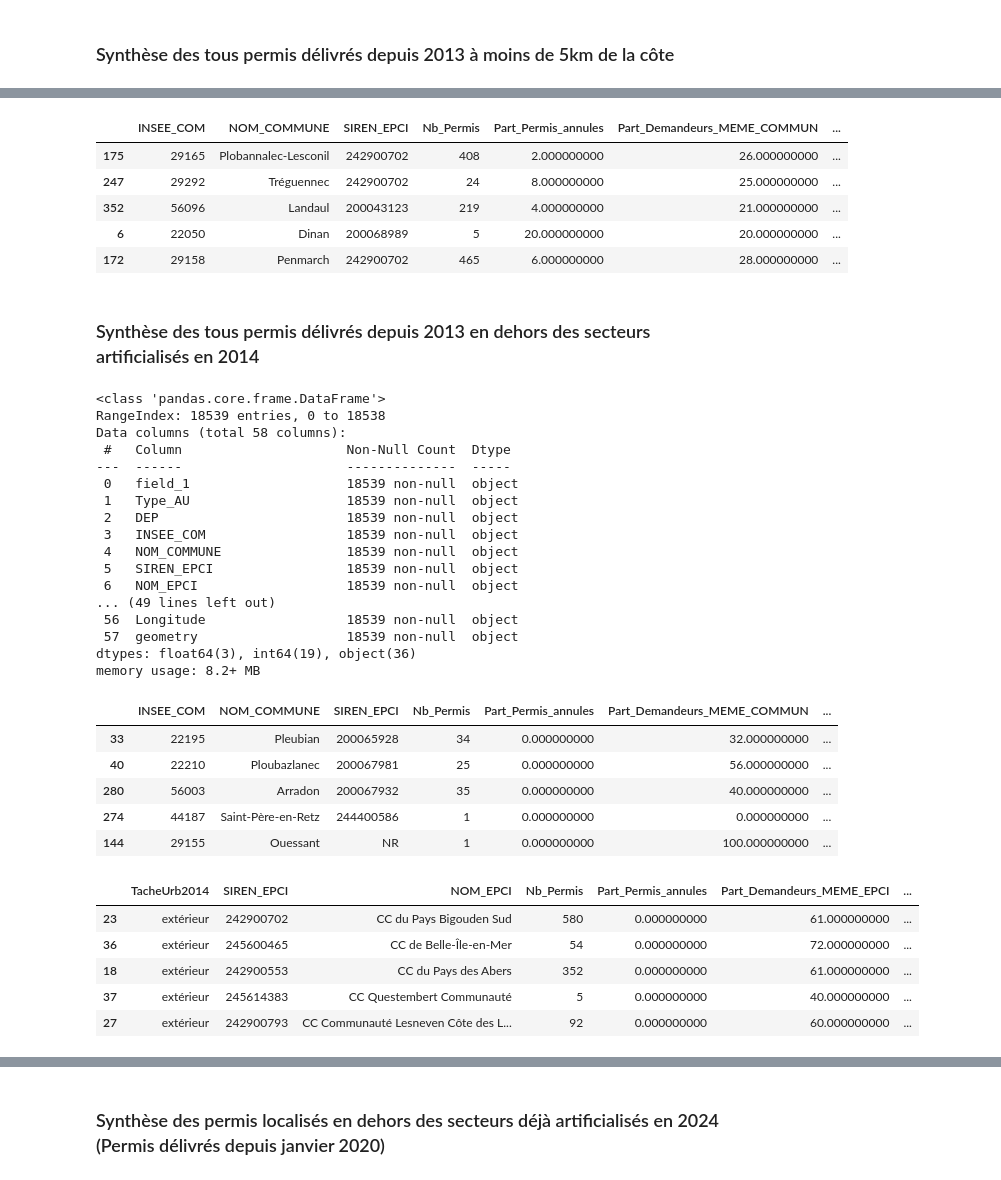
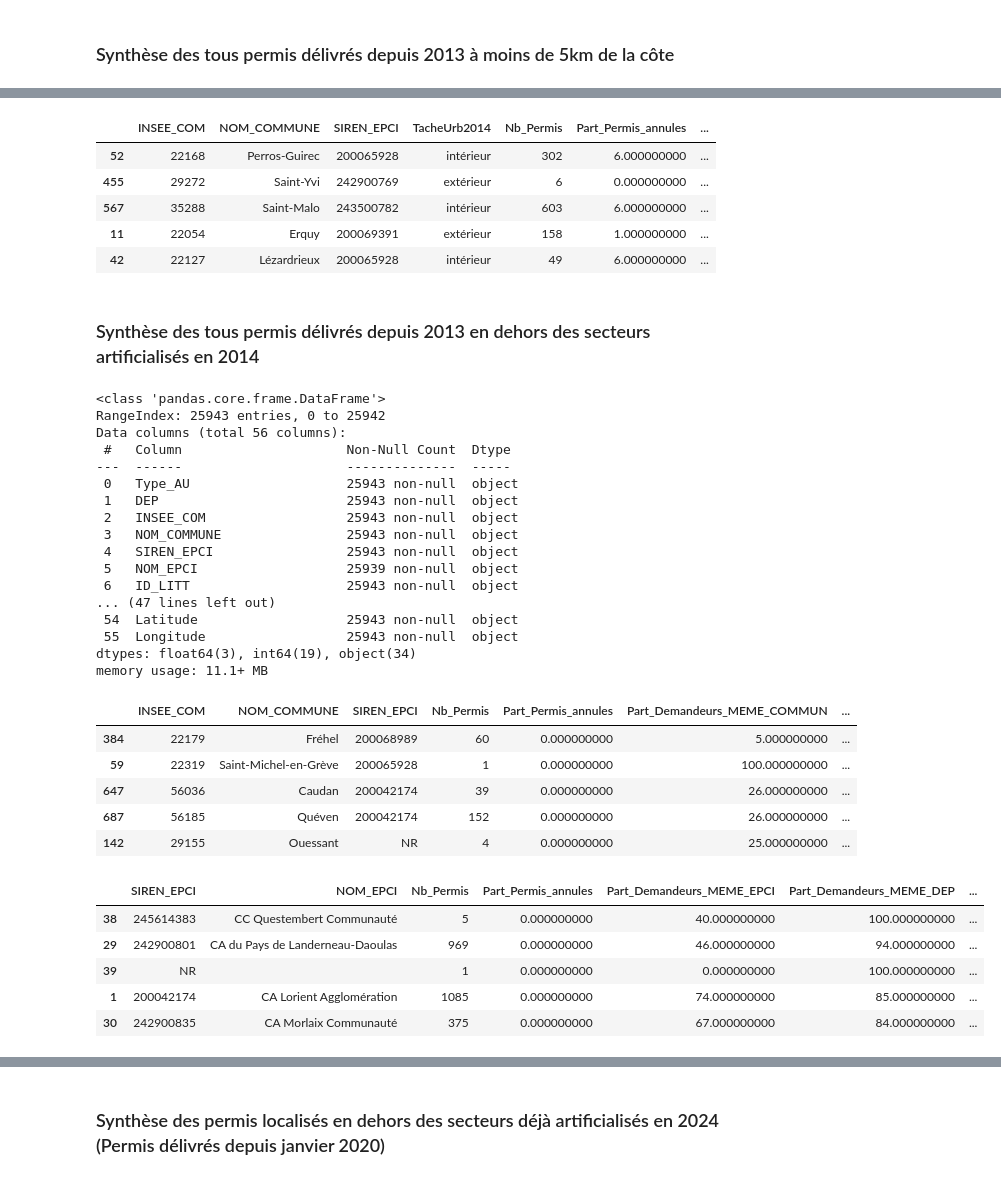
Before and after one commit to Denis-Vannier/artif_littoral_bzh, a Jupyter notebook: permis_construire/SITADEL_BZH.ipynb, the cells around one changed output, grey strips where cells are left out. Cells and saved outputs as stored; diff of their text form; code cells hidden in the pictures.

```diff
--- a/permis_construire/SITADEL_BZH.ipynb
+++ b/permis_construire/SITADEL_BZH.ipynb
@@ -1457,7 +1471,7 @@ dtypes: float64(3), int64(19), object(36)
 memory usage: 34.4+ MB
 # %%
 #### Synthèse par communes
-SITADEL_Litt_Bilan=SITADEL_Bzh_Litt.groupby(["INSEE_COM","NOM_COMMUNE","SIREN_EPCI"], as_index=False).agg(
+SITADEL_Litt_Bilan=SITADEL_Bzh_Litt.groupby(["INSEE_COM","NOM_COMMUNE","SIREN_EPCI","TacheUrb2014"], as_index=False).agg(
    Nb_Permis=("INSEE_COM","count"),
    Permis_annules=("PERMIS_ANNULE","sum"),
    Nouveaux_Logements=("NB_LOGEMENTS_NEW","sum"),
@@ -1490,7 +1504,7 @@ SITADEL_Litt_Bilan["Part_Demandeurs_BRETAGNE"]=((SITADEL_Litt_Bilan["Demandeurs_
 SITADEL_Litt_Bilan["Part_Demandeurs_Ouest"]=((SITADEL_Litt_Bilan["Demandeurs_Ouest"]/SITADEL_Litt_Bilan["Nb_Permis"])*100).round()
 SITADEL_Litt_Bilan["Part_Demandeurs_LOINTAINS"]=((SITADEL_Litt_Bilan["Demandeurs_LOINTAINS"]/SITADEL_Litt_Bilan["Nb_Permis"])*100).round()
 
-SITADEL_Litt_Bilan=SITADEL_Litt_Bilan[['INSEE_COM','NOM_COMMUNE','SIREN_EPCI', 'Nb_Permis', 'Part_Permis_annules',
+SITADEL_Litt_Bilan=SITADEL_Litt_Bilan[['INSEE_COM','NOM_COMMUNE','SIREN_EPCI', 'TacheUrb2014', 'Nb_Permis', 'Part_Permis_annules',
        'Part_Demandeurs_MEME_COMMUN', 'Part_Demandeurs_MEME_EPCI',
        'Part_Demandeurs_MEME_DEP', 'Part_Demandeurs_BRETAGNE',
        'Part_Demandeurs_Ouest', 'Part_Demandeurs_LOINTAINS','Nouveaux_Logements',
@@ -1503,18 +1517,21 @@ SITADEL_Litt_Bilan=SITADEL_Litt_Bilan[['INSEE_COM','NOM_COMMUNE','SIREN_EPCI', '
 SITADEL_Litt_Bilan.to_csv("SITADEL/SITADEL_BZH_2014_2024_LITT_ALL_Bilan_COM.csv")
 SITADEL_Litt_Bilan.sample(5)
 # %% [output]
-|  | INSEE_COM | NOM_COMMUNE | SIREN_EPCI | Nb_Permis | Part_Permis_annules | Part_Demandeurs_MEME_COMMUN | ... |
-| 175 | 29165 | Plobannalec-Lesconil | 242900702 | 408 | 2.000000000 | 26.000000000 | ... |
-| 247 | 29292 | Tréguennec | 242900702 | 24 | 8.000000000 | 25.000000000 | ... |
-| 352 | 56096 | Landaul | 200043123 | 219 | 4.000000000 | 21.000000000 | ... |
-| 6 | 22050 | Dinan | 200068989 | 5 | 20.000000000 | 20.000000000 | ... |
-| 172 | 29158 | Penmarch | 242900702 | 465 | 6.000000000 | 28.000000000 | ... |
+|  | INSEE_COM | NOM_COMMUNE | SIREN_EPCI | TacheUrb2014 | Nb_Permis | Part_Permis_annules | ... |
+| 52 | 22168 | Perros-Guirec | 200065928 | intérieur | 302 | 6.000000000 | ... |
+| 455 | 29272 | Saint-Yvi | 242900769 | extérieur | 6 | 0.000000000 | ... |
+| 567 | 35288 | Saint-Malo | 243500782 | intérieur | 603 | 6.000000000 | ... |
+| 11 | 22054 | Erquy | 200069391 | extérieur | 158 | 1.000000000 | ... |
+| 42 | 22127 | Lézardrieux | 200065928 | intérieur | 49 | 6.000000000 | ... |
 # %% [markdown]
 ### Synthèse des tous permis délivrés depuis 2013 en dehors des secteurs artificialisés en 2014
 # %%
 SITADEL_Bzh_Litt=gpd.read_file("SITADEL/SITADEL_BZH_2014_2024_LITT_NEW2014.csv")
+SITADEL_Bzh_New2024=pd.read_csv("SITADEL/SITADEL_BZH_2020_2024_LITT_NEW2024.csv")
+SITADEL_Bzh_Litt=pd.concat([SITADEL_Bzh_Litt, SITADEL_Bzh_New2024], ignore_index=True)
+SITADEL_Bzh_Litt.drop(columns={"field_1","ID_PERMIS", "Unnamed: 0", "geometry"}, inplace=True)
 
-# Préparer les variables pour les synthèses :
+# Préparer les variables pour les synthèses
 SITADEL_Bzh_Litt.replace({"PERMIS_ANNULE": {"non": "0", "oui": "1"}}, inplace=True)
 SITADEL_Bzh_Litt["PERMIS_ANNULE"]=SITADEL_Bzh_Litt["PERMIS_ANNULE"].astype("int64")
 SITADEL_Bzh_Litt.replace({"RESID_SECOND": {"0.0": "0", "":"0", "1.0": "1"}}, inplace=True)
@@ -1544,22 +1561,22 @@ SITADEL_Bzh_Litt["NB_LOGEMENTS_NEW"]=SITADEL_Bzh_Litt["NB_LOGEMENTS_NEW"].fillna
 SITADEL_Bzh_Litt.info()
 # %% [output]
 <class 'pandas.core.frame.DataFrame'>
-RangeIndex: 18539 entries, 0 to 18538
-Data columns (total 58 columns):
+RangeIndex: 25943 entries, 0 to 25942
+Data columns (total 56 columns):
  #   Column                     Non-Null Count  Dtype
 ---  ------                     --------------  -----
- 0   field_1                    18539 non-null  object
- 1   Type_AU                    18539 non-null  object
- 2   DEP                        18539 non-null  object
- 3   INSEE_COM                  18539 non-null  object
- 4   NOM_COMMUNE                18539 non-null  object
- 5   SIREN_EPCI                 18539 non-null  object
- 6   NOM_EPCI                   18539 non-null  object
-... (49 lines left out)
- 56  Longitude                  18539 non-null  object
- 57  geometry                   18539 non-null  object
-dtypes: float64(3), int64(19), object(36)
-memory usage: 8.2+ MB
+ 0   Type_AU                    25943 non-null  object
+ 1   DEP                        25943 non-null  object
+ 2   INSEE_COM                  25943 non-null  object
+ 3   NOM_COMMUNE                25943 non-null  object
+ 4   SIREN_EPCI                 25943 non-null  object
+ 5   NOM_EPCI                   25939 non-null  object
+ 6   ID_LITT                    25943 non-null  object
+... (47 lines left out)
+ 54  Latitude                   25943 non-null  object
+ 55  Longitude                  25943 non-null  object
+dtypes: float64(3), int64(19), object(34)
+memory usage: 11.1+ MB
 # %%
 #### Synthèse par communes
 SITADEL_Litt_Bilan=SITADEL_Bzh_Litt.groupby(["INSEE_COM","NOM_COMMUNE","SIREN_EPCI"], as_index=False).agg(
@@ -1609,14 +1626,14 @@ SITADEL_Litt_Bilan.to_csv("SITADEL/SITADEL_BZH_2014_2024_LITT_NEW2014_Bilan_COM.
 SITADEL_Litt_Bilan.sample(5)
 # %% [output]
 |  | INSEE_COM | NOM_COMMUNE | SIREN_EPCI | Nb_Permis | Part_Permis_annules | Part_Demandeurs_MEME_COMMUN | ... |
-| 33 | 22195 | Pleubian | 200065928 | 34 | 0.000000000 | 32.000000000 | ... |
-| 40 | 22210 | Ploubazlanec | 200067981 | 25 | 0.000000000 | 56.000000000 | ... |
-| 280 | 56003 | Arradon | 200067932 | 35 | 0.000000000 | 40.000000000 | ... |
-| 274 | 44187 | Saint-Père-en-Retz | 244400586 | 1 | 0.000000000 | 0.000000000 | ... |
-| 144 | 29155 | Ouessant | NR | 1 | 0.000000000 | 100.000000000 | ... |
+| 384 | 22179 | Fréhel | 200068989 | 60 | 0.000000000 | 5.000000000 | ... |
+| 59 | 22319 | Saint-Michel-en-Grève | 200065928 | 1 | 0.000000000 | 100.000000000 | ... |
+| 647 | 56036 | Caudan | 200042174 | 39 | 0.000000000 | 26.000000000 | ... |
+| 687 | 56185 | Quéven | 200042174 | 152 | 0.000000000 | 26.000000000 | ... |
+| 142 | 29155 | Ouessant | NR | 4 | 0.000000000 | 25.000000000 | ... |
 # %%
-#### Synthèse par EPCI, selon la situation de la parcelle par rapport à la zone déjà artificialisé en 2014
-SITADEL_Litt_Bilan=SITADEL_Bzh_Litt.groupby(["TacheUrb2014","SIREN_EPCI","NOM_EPCI"], as_index=False).agg(
+#### Synthèse par EPCI
+SITADEL_Litt_Bilan=SITADEL_Bzh_Litt.groupby(["SIREN_EPCI","NOM_EPCI"], as_index=False).agg(
    Nb_Permis=("SIREN_EPCI","count"),
    Permis_annules=("PERMIS_ANNULE","sum"),
    Nouveaux_Logements=("NB_LOGEMENTS_NEW","sum"),
@@ -1630,38 +1647,38 @@ SITADEL_Litt_Bilan=SITADEL_Bzh_Litt.groupby(["TacheUrb2014","SIREN_EPCI","NOM_EP
    Surface_artisanat=("SURF_ARTISAN_NEW","sum"),
    Surface_industrie=("SURF_INDUS_NEW","sum"),
    Surface_bat_agricoles=("SURF_AGRIC_NEW","sum"),
    Surface_entrepots=("SURF_ENTREPOT_NEW","sum"),
    Surface_services_publics=("SURF_SERV_PUB_NEW","sum"),
    Demandeurs_MEME_EPCI=("DEM_MEME_EPCI","sum"),
    Demandeurs_MEME_DEP=("DEM_MEME_DEP","sum"),
    Demandeurs_BRETAGNE=("DEM_BRETAGNE","sum"),
    Demandeurs_Ouest=("DEM_Ouest","sum"),
    Demandeurs_LOINTAINS=("DEM_LOINTAINS","sum")
    )
 
 SITADEL_Litt_Bilan["Part_Permis_annules"]=((SITADEL_Litt_Bilan["Permis_annules"]/SITADEL_Litt_Bilan["Nb_Permis"])*100).round()
 SITADEL_Litt_Bilan["Part_Demandeurs_MEME_EPCI"]=((SITADEL_Litt_Bilan["Demandeurs_MEME_EPCI"]/SITADEL_Litt_Bilan["Nb_Permis"])*100).round()
 SITADEL_Litt_Bilan["Part_Demandeurs_MEME_DEP"]=((SITADEL_Litt_Bilan["Demandeurs_MEME_DEP"]/SITADEL_Litt_Bilan["Nb_Permis"])*100).round()
 SITADEL_Litt_Bilan["Part_Demandeurs_BRETAGNE"]=((SITADEL_Litt_Bilan["Demandeurs_BRETAGNE"]/SITADEL_Litt_Bilan["Nb_Permis"])*100).round()
 SITADEL_Litt_Bilan["Part_Demandeurs_Ouest"]=((SITADEL_Litt_Bilan["Demandeurs_Ouest"]/SITADEL_Litt_Bilan["Nb_Permis"])*100).round()
 SITADEL_Litt_Bilan["Part_Demandeurs_LOINTAINS"]=((SITADEL_Litt_Bilan["Demandeurs_LOINTAINS"]/SITADEL_Litt_Bilan["Nb_Permis"])*100).round()
 
-SITADEL_Litt_Bilan=SITADEL_Litt_Bilan[['TacheUrb2014','SIREN_EPCI','NOM_EPCI', 'Nb_Permis', 'Part_Permis_annules',
+SITADEL_Litt_Bilan=SITADEL_Litt_Bilan[['SIREN_EPCI','NOM_EPCI', 'Nb_Permis', 'Part_Permis_annules',
        'Part_Demandeurs_MEME_EPCI','Part_Demandeurs_MEME_DEP', 'Part_Demandeurs_BRETAGNE',
        'Part_Demandeurs_Ouest', 'Part_Demandeurs_LOINTAINS','Nouveaux_Logements',
        'Resid_secondaire', 'Surface_terrains', 'Surface_Logements',
        'Surface_Locaux', 'Surface_hotels', 'Surface_bureaux',
        'Surface_commerces', 'Surface_artisanat', 'Surface_industrie',
        'Surface_bat_agricoles', 'Surface_entrepots',
        'Surface_services_publics']]
 
 SITADEL_Litt_Bilan.to_csv("SITADEL/SITADEL_BZH_2014_2024_LITT_NEW2014_Bilan_EPCI.csv")
 SITADEL_Litt_Bilan.sample(5)
 # %% [output]
-|  | TacheUrb2014 | SIREN_EPCI | NOM_EPCI | Nb_Permis | Part_Permis_annules | Part_Demandeurs_MEME_EPCI | ... |
-| 23 | extérieur | 242900702 | CC du Pays Bigouden Sud | 580 | 0.000000000 | 61.000000000 | ... |
-| 36 | extérieur | 245600465 | CC de Belle-Île-en-Mer | 54 | 0.000000000 | 72.000000000 | ... |
-| 18 | extérieur | 242900553 | CC du Pays des Abers | 352 | 0.000000000 | 61.000000000 | ... |
-| 37 | extérieur | 245614383 | CC Questembert Communauté | 5 | 0.000000000 | 40.000000000 | ... |
-| 27 | extérieur | 242900793 | CC Communauté Lesneven Côte des L... | 92 | 0.000000000 | 60.000000000 | ... |
+|  | SIREN_EPCI | NOM_EPCI | Nb_Permis | Part_Permis_annules | Part_Demandeurs_MEME_EPCI | Part_Demandeurs_MEME_DEP | ... |
+| 38 | 245614383 | CC Questembert Communauté | 5 | 0.000000000 | 40.000000000 | 100.000000000 | ... |
+| 29 | 242900801 | CA du Pays de Landerneau-Daoulas | 969 | 0.000000000 | 46.000000000 | 94.000000000 | ... |
+| 39 | NR |  | 1 | 0.000000000 | 0.000000000 | 100.000000000 | ... |
+| 1 | 200042174 | CA Lorient Agglomération | 1085 | 0.000000000 | 74.000000000 | 85.000000000 | ... |
+| 30 | 242900835 | CA Morlaix Communauté | 375 | 0.000000000 | 67.000000000 | 84.000000000 | ... |
 # %%
```
Also changed, not shown: parts of 12 cells of this notebook, 6 other files.
